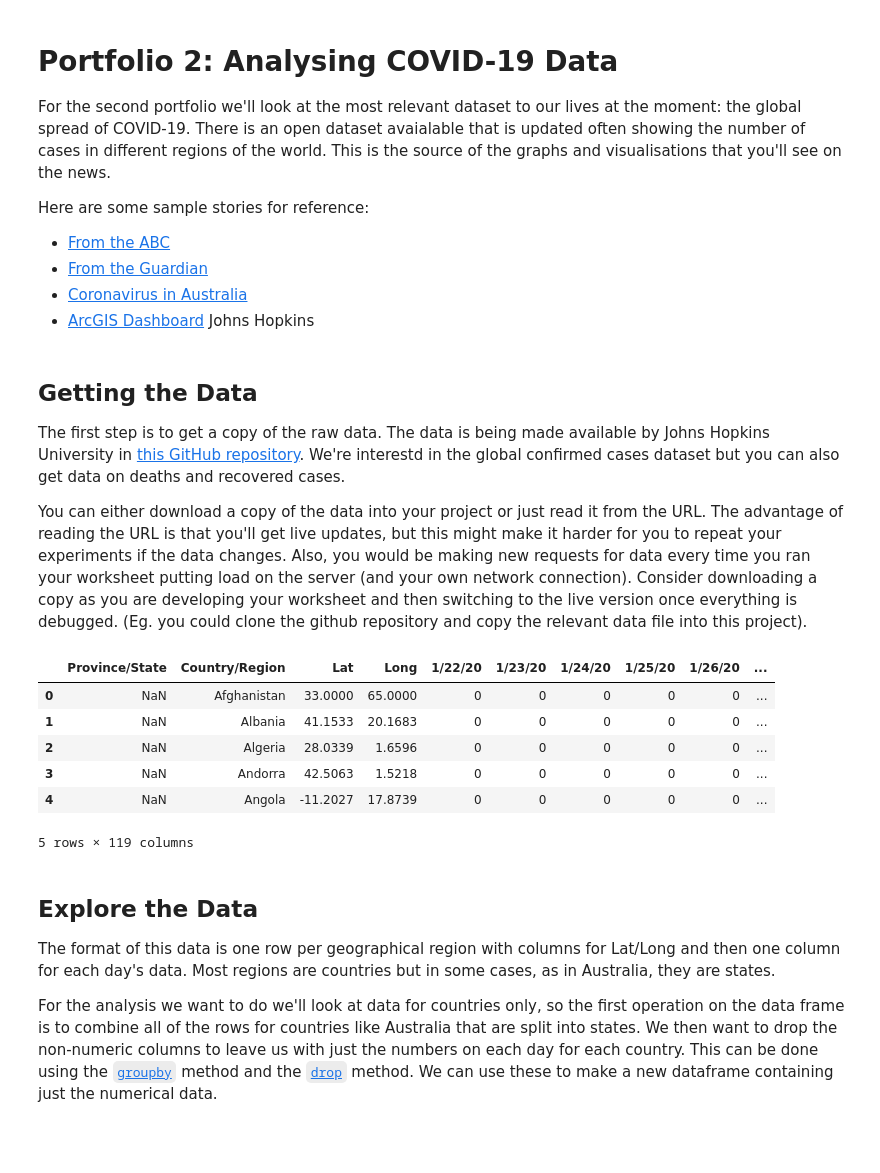
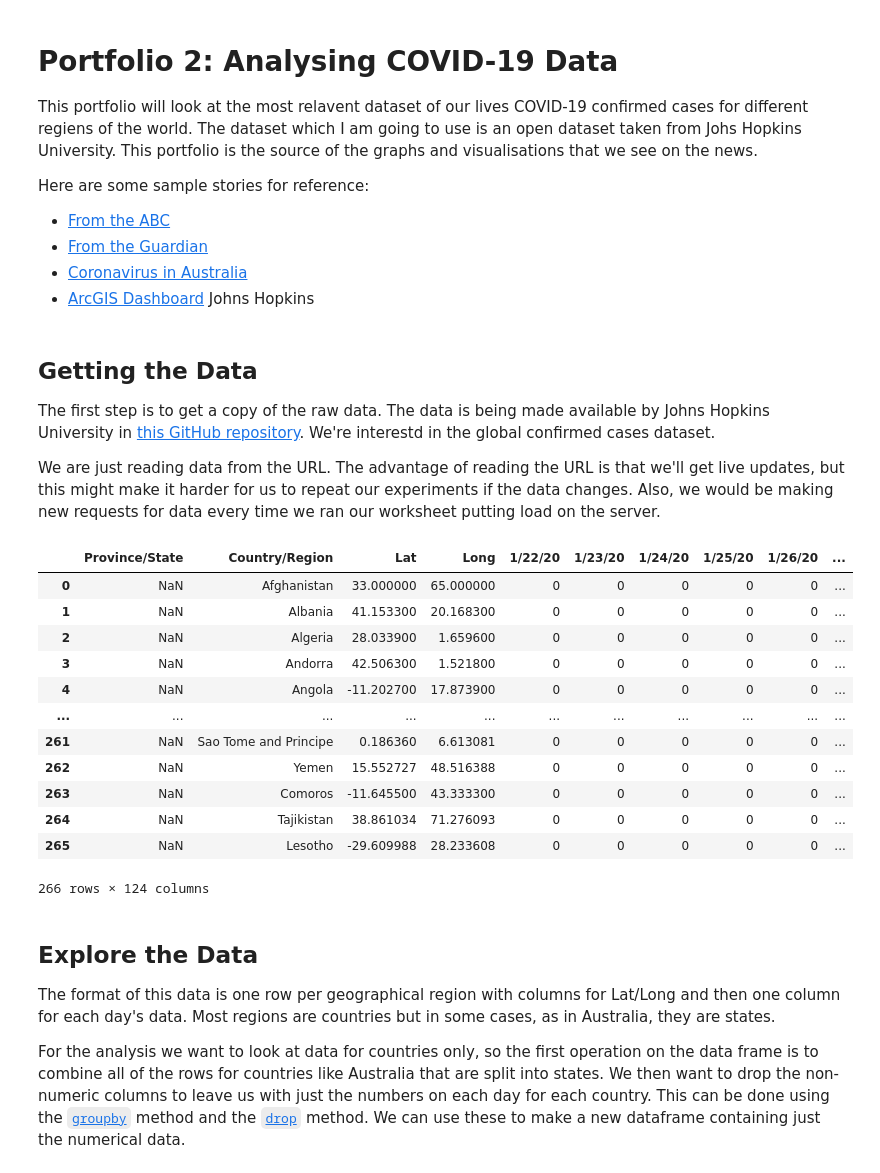
Before and after one commit to iamdraza/University-Practicals, a Jupyter notebook: Portfolio 2.ipynb, the cells around one changed output. Cells and saved outputs as stored; diff of their text form; code cells hidden in the pictures; blank space fills up the shorter version.

Commit message:
Portfolio completed

```diff
--- a/Portfolio 2.ipynb
+++ b/Portfolio 2.ipynb
@@ -1,7 +1,7 @@
 # %% [markdown]
 # Portfolio 2: Analysing COVID-19 Data
 
-For the second portfolio we'll look at the most relevant dataset to our lives at the moment: the global spread of COVID-19.   There is an open dataset avaialable that is updated often showing the number of cases in different regions of the world.  This is the source of the graphs and visualisations that you'll see on the news.
+This portfolio will look at the most relavent dataset of our lives COVID-19 confirmed cases for different regiens of the world. The dataset which I am going to use is an open dataset taken from Johs Hopkins University. This portfolio is the source of the graphs and visualisations that we see on the news.
 
 Here are some sample stories for reference:
 
@@ -17,29 +12,38 @@ import numpy as np
 # %% [markdown]
 ## Getting the Data
 
-The first step is to get a copy of the raw data.  The data is being made available by Johns Hopkins University in [this GitHub repository](https://github.com/CSSEGISandData/COVID-19). We're interestd in the global confirmed cases dataset but you can also get data on deaths and recovered cases.
+The first step is to get a copy of the raw data.  The data is being made available by Johns Hopkins University in [this GitHub repository](https://github.com/CSSEGISandData/COVID-19). We're interestd in the global confirmed cases dataset.
 
-You can either download a copy of the data into your project or just read it from the URL. The advantage of reading the URL is that you'll get live updates, but this might make it harder for you to repeat your experiments if the data changes.  Also, you would be making new requests for data every time you ran your worksheet putting load on the server (and your own network connection).  Consider downloading a copy as you are developing your worksheet and then switching to the live version once everything is debugged. (Eg. you could clone the github repository and copy the relevant data file into this project).
+We are just reading data from the URL. The advantage of reading the URL is that we'll get live updates, but this might make it harder for us to repeat our experiments if the data changes.  Also, we would be making new requests for data every time we ran our worksheet putting load on the server.
 # %%
+#Importing needed libraries
+import pandas as pd
+import numpy as np
+%matplotlib inline
 # load the live dataset, assumes a working network connection
 covid_data_url = 'https://github.com/CSSEGISandData/COVID-19/raw/master/csse_covid_19_data/csse_covid_19_time_series/time_series_covid19_confirmed_global.csv'
 covid = pd.read_csv(covid_data_url)
+covid
+# %% [output]
+|  | Province/State | Country/Region | Lat | Long | 1/22/20 | 1/23/20 | 1/24/20 | 1/25/20 | 1/26/20 | ... |
+| 0 | NaN | Afghanistan | 33.000000 | 65.000000 | 0 | 0 | 0 | 0 | 0 | ... |
+| 1 | NaN | Albania | 41.153300 | 20.168300 | 0 | 0 | 0 | 0 | 0 | ... |
+| 2 | NaN | Algeria | 28.033900 | 1.659600 | 0 | 0 | 0 | 0 | 0 | ... |
+| 3 | NaN | Andorra | 42.506300 | 1.521800 | 0 | 0 | 0 | 0 | 0 | ... |
+| 4 | NaN | Angola | -11.202700 | 17.873900 | 0 | 0 | 0 | 0 | 0 | ... |
+| ... | ... | ... | ... | ... | ... | ... | ... | ... | ... | ... |
+| 261 | NaN | Sao Tome and Principe | 0.186360 | 6.613081 | 0 | 0 | 0 | 0 | 0 | ... |
+| 262 | NaN | Yemen | 15.552727 | 48.516388 | 0 | 0 | 0 | 0 | 0 | ... |
+| 263 | NaN | Comoros | -11.645500 | 43.333300 | 0 | 0 | 0 | 0 | 0 | ... |
+| 264 | NaN | Tajikistan | 38.861034 | 71.276093 | 0 | 0 | 0 | 0 | 0 | ... |
+| 265 | NaN | Lesotho | -29.609988 | 28.233608 | 0 | 0 | 0 | 0 | 0 | ... |
+266 rows × 124 columns
-# %%
-covid.head()
-# %% [output]
-|  | Province/State | Country/Region | Lat | Long | 1/22/20 | 1/23/20 | 1/24/20 | 1/25/20 | 1/26/20 | ... |
-| 0 | NaN | Afghanistan | 33.0000 | 65.0000 | 0 | 0 | 0 | 0 | 0 | ... |
-| 1 | NaN | Albania | 41.1533 | 20.1683 | 0 | 0 | 0 | 0 | 0 | ... |
-| 2 | NaN | Algeria | 28.0339 | 1.6596 | 0 | 0 | 0 | 0 | 0 | ... |
-| 3 | NaN | Andorra | 42.5063 | 1.5218 | 0 | 0 | 0 | 0 | 0 | ... |
-| 4 | NaN | Angola | -11.2027 | 17.8739 | 0 | 0 | 0 | 0 | 0 | ... |
-5 rows × 119 columns
 # %% [markdown]
 ## Explore the Data
 
 The format of this data is one row per geographical region with columns for Lat/Long and then one column for each day's data.  Most regions are countries but in some cases, as in Australia, they are states.
 
-For the analysis we want to do we'll look at data for countries only, so the first operation on the data frame is to combine all of the rows for countries like Australia that are split into states.  We then want to drop the non-numeric columns to leave us with just the numbers on each day for each country.  This can be done using the [`groupby`](https://pandas.pydata.org/docs/getting_started/10min.html#grouping) method and the [`drop`](https://pandas.pydata.org/docs/reference/api/pandas.DataFrame.drop.html) method.  We can use these to make a new dataframe containing just the numerical data.
+For the analysis we want to look at data for countries only, so the first operation on the data frame is to combine all of the rows for countries like Australia that are split into states.  We then want to drop the non-numeric columns to leave us with just the numbers on each day for each country.  This can be done using the [`groupby`](https://pandas.pydata.org/docs/getting_started/10min.html#grouping) method and the [`drop`](https://pandas.pydata.org/docs/reference/api/pandas.DataFrame.drop.html) method.  We can use these to make a new dataframe containing just the numerical data.
 # %%
 grouped = covid.groupby('Country/Region').sum()
 grouped = grouped.drop(columns=['Lat', 'Long'])
```
Also changed, not shown: parts of 59 cells of this notebook.
